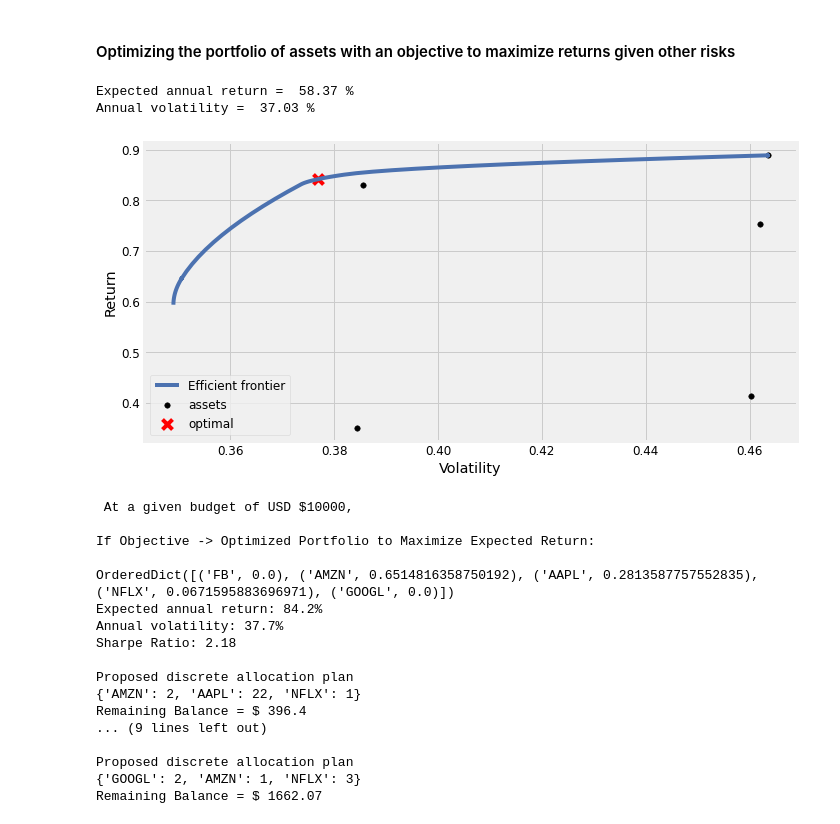
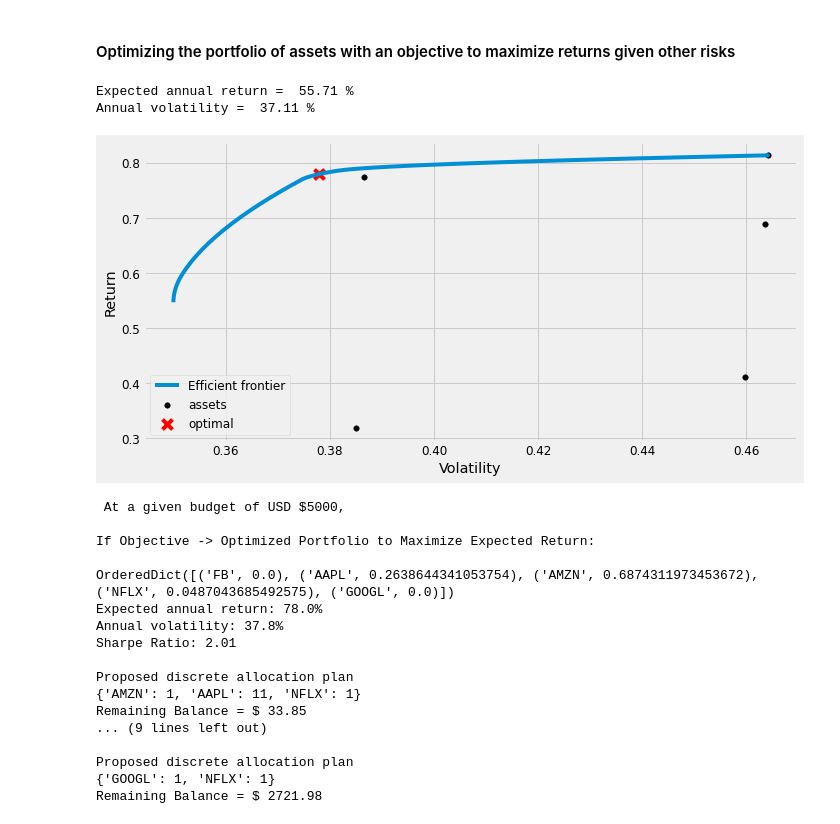
Before and after one commit to mohiteprathamesh1996/Investment-and-Portfolio-Analysis-of-Stocks, a Jupyter notebook: PortfolioOpt.ipynb, the cells around one changed output. Saved outputs shown, nothing was run; the diff lists cells and outputs as text; code cells hidden in the pictures.

```diff
--- a/PortfolioOpt.ipynb
+++ b/PortfolioOpt.ipynb
@@ -177,26 +175,28 @@ assets = ["CRM", "CRWD", "ETSY", "QRVO", "JD", "TTM"]
 # %%
-ideal_return_volatility(list_of_assets=["FB","AMZN","AAPL","NFLX","GOOGL"])
+assets = ["FB", "AAPL", "AMZN", "NFLX", "GOOGL"]
-# %% [output]
-Expected annual return =  58.37 %
-Annual volatility =  37.03 %
-# %%
-optimized_portfolio(list_of_assets=["FB","AMZN","AAPL","NFLX","GOOGL"], budget=10000)
-# %% [output]
-[figure, removed]
- At a given budget of USD $10000,
-
-If Objective -> Optimized Portfolio to Maximize Expected Return:
-
-OrderedDict([('FB', 0.0), ('AMZN', 0.6514816358750192), ('AAPL', 0.2813587757552835), ('NFLX', 0.0671595883696971), ('GOOGL', 0.0)])
-Expected annual return: 84.2%
-Annual volatility: 37.7%
-Sharpe Ratio: 2.18
-
-Proposed discrete allocation plan
-{'AMZN': 2, 'AAPL': 22, 'NFLX': 1}
-Remaining Balance = $ 396.4
-... (9 lines left out)
-
-Proposed discrete allocation plan
-{'GOOGL': 2, 'AMZN': 1, 'NFLX': 3}
-Remaining Balance = $ 1662.07
+# %%
+ideal_return_volatility(list_of_assets=assets)
+# %% [output]
+Expected annual return =  55.71 %
+Annual volatility =  37.11 %
+# %%
+optimized_portfolio(list_of_assets=assets, budget=5000)
+# %% [output]
+[figure, added]
+ At a given budget of USD $5000,
+
+If Objective -> Optimized Portfolio to Maximize Expected Return:
+
+OrderedDict([('FB', 0.0), ('AAPL', 0.2638644341053754), ('AMZN', 0.6874311973453672), ('NFLX', 0.0487043685492575), ('GOOGL', 0.0)])
+Expected annual return: 78.0%
+Annual volatility: 37.8%
+Sharpe Ratio: 2.01
+
+Proposed discrete allocation plan
+{'AMZN': 1, 'AAPL': 11, 'NFLX': 1}
+Remaining Balance = $ 33.85
+... (9 lines left out)
+
+Proposed discrete allocation plan
+{'GOOGL': 1, 'NFLX': 1}
+Remaining Balance = $ 2721.98
```
Also changed, not shown: parts of 3 cells of this notebook.
